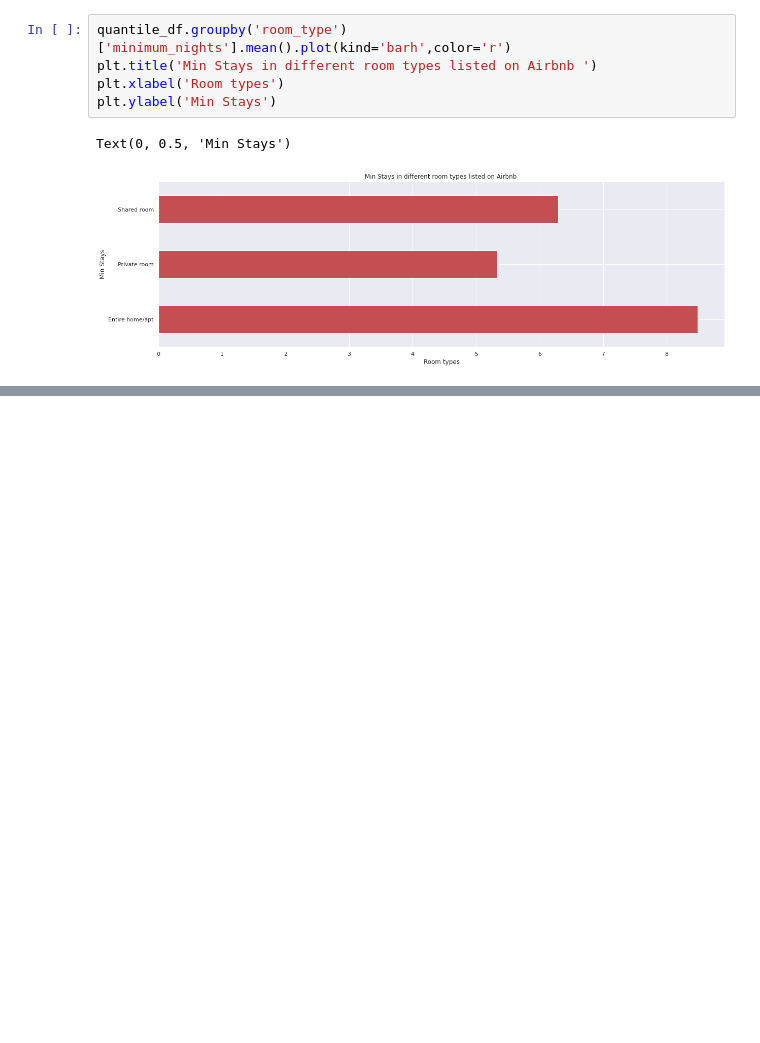
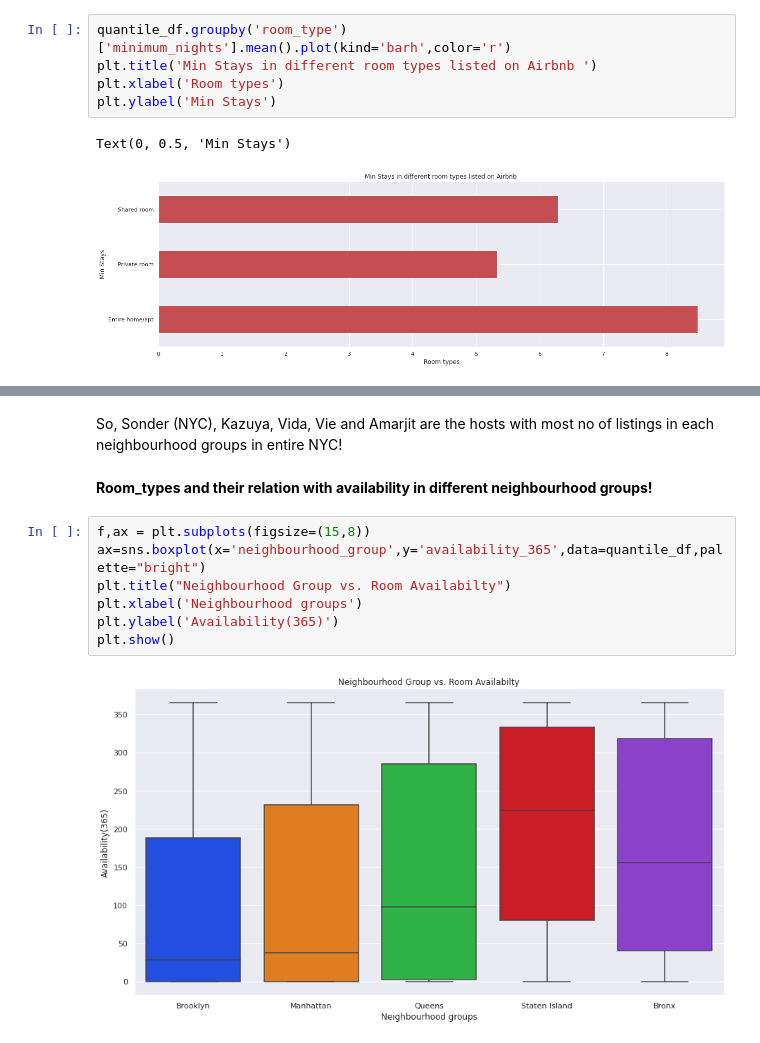
Before and after one commit to harishkollana/Airbnb-Capstone-Project, a Jupyter notebook: Airbnb_Capstone.ipynb, the cells around one changed output, grey strips where cells are left out. Drawn from its saved outputs; the diff is of its cells as text; blank space fills up the shorter version.

```diff
--- a/Airbnb_Capstone.ipynb
+++ b/Airbnb_Capstone.ipynb
@@ -906,0 +1002,13 @@ Looking at these it clearly indicates that people mostly prefer living in an ent
+# %% [markdown]
+So, Sonder (NYC), Kazuya, Vida, Vie and Amarjit are the hosts with most no of listings in each neighbourhood groups in entire NYC!
+# %% [markdown]
+**Room_types and their relation with availability in different neighbourhood groups!**
+# %%
+f,ax = plt.subplots(figsize=(15,8))
+ax=sns.boxplot(x='neighbourhood_group',y='availability_365',data=quantile_df,palette="bright")
+plt.title("Neighbourhood Group vs. Room Availabilty")
+plt.xlabel('Neighbourhood groups')
+plt.ylabel('Availability(365)')
+plt.show()
+# %% [output]
+[figure, added]
```
Also changed, not shown: parts of 39 cells of this notebook.
